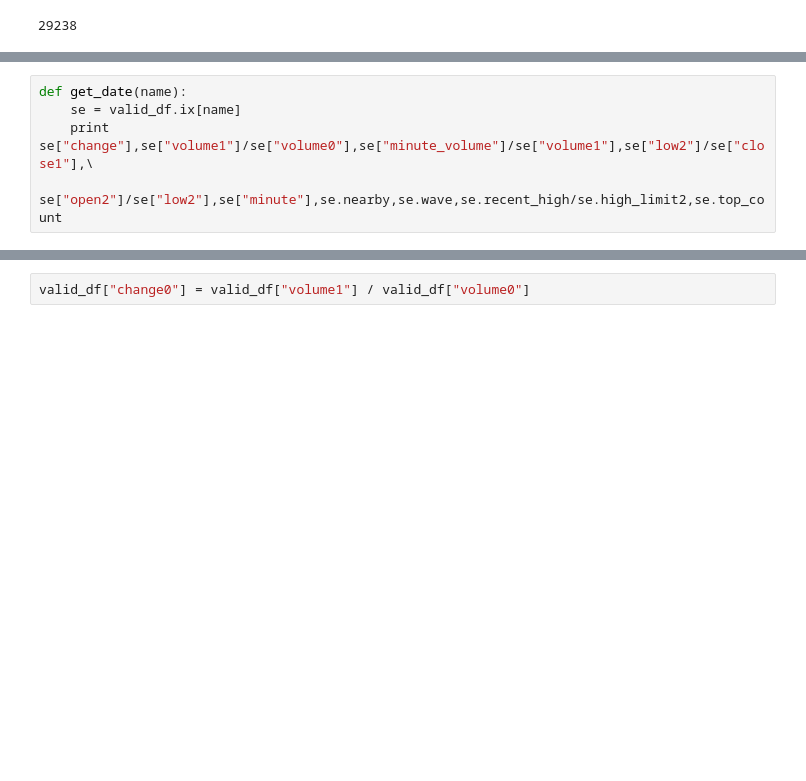
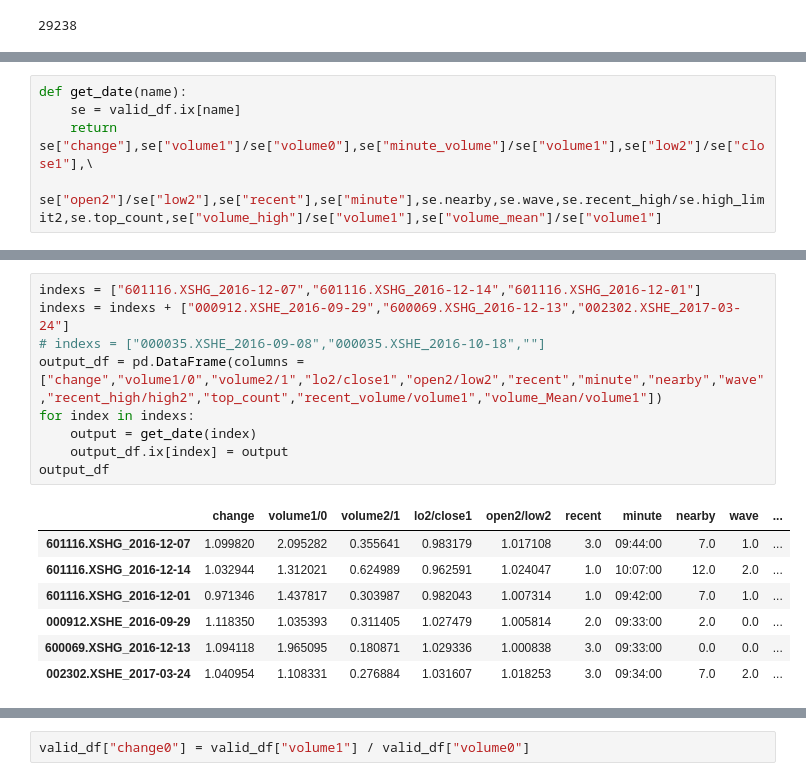
Before and after one commit to StockFucker/top, a Jupyter notebook: D6妖股分歧转一致.ipynb, the cells around one changed output, grey strips where cells are left out. Drawn from its saved outputs; the diff is of its cells as text; blank space fills up the shorter version.

```diff
--- a/D6妖股分歧转一致.ipynb
+++ b/D6妖股分歧转一致.ipynb
@@ -21,5 +20,5 @@ valid_df = valid_df[(data_df["high1"] < data_df["high_limit1"]) | (data_df["top_
 # %%
 def get_date(name):
     se = valid_df.ix[name]
-    print se["change"],se["volume1"]/se["volume0"],se["minute_volume"]/se["volume1"],se["low2"]/se["close1"],\
-    se["open2"]/se["low2"],se["minute"],se.nearby,se.wave,se.recent_high/se.high_limit2,se.top_count
+    return se["change"],se["volume1"]/se["volume0"],se["minute_volume"]/se["volume1"],se["low2"]/se["close1"],\
+    se["open2"]/se["low2"],se["recent"],se["minute"],se.nearby,se.wave,se.recent_high/se.high_limit2,se.top_count,se["volume_high"]/se["volume1"],se["volume_mean"]/se["volume1"]
@@ -38,3 +25,20 @@ get_date("002300.XSHE_2017-01-10")
+# %%
+indexs = ["601116.XSHG_2016-12-07","601116.XSHG_2016-12-14","601116.XSHG_2016-12-01"]
+indexs = indexs + ["000912.XSHE_2016-09-29","600069.XSHG_2016-12-13","002302.XSHE_2017-03-24"]
+# indexs = ["000035.XSHE_2016-09-08","000035.XSHE_2016-10-18",""]
+output_df = pd.DataFrame(columns = ["change","volume1/0","volume2/1","lo2/close1","open2/low2","recent","minute","nearby","wave","recent_high/high2","top_count","recent_volume/volume1","volume_Mean/volume1"])
+for index in indexs:
+    output = get_date(index)
+    output_df.ix[index] = output
+output_df
+# %% [output]
+|  | change | volume1/0 | volume2/1 | lo2/close1 | open2/low2 | recent | minute | nearby | wave | ... |
+| 601116.XSHG_2016-12-07 | 1.099820 | 2.095282 | 0.355641 | 0.983179 | 1.017108 | 3.0 | 09:44:00 | 7.0 | 1.0 | ... |
+| 601116.XSHG_2016-12-14 | 1.032944 | 1.312021 | 0.624989 | 0.962591 | 1.024047 | 1.0 | 10:07:00 | 12.0 | 2.0 | ... |
+| 601116.XSHG_2016-12-01 | 0.971346 | 1.437817 | 0.303987 | 0.982043 | 1.007314 | 1.0 | 09:42:00 | 7.0 | 1.0 | ... |
+| 000912.XSHE_2016-09-29 | 1.118350 | 1.035393 | 0.311405 | 1.027479 | 1.005814 | 2.0 | 09:33:00 | 2.0 | 0.0 | ... |
+| 600069.XSHG_2016-12-13 | 1.094118 | 1.965095 | 0.180871 | 1.029336 | 1.000838 | 3.0 | 09:33:00 | 0.0 | 0.0 | ... |
+| 002302.XSHE_2017-03-24 | 1.040954 | 1.108331 | 0.276884 | 1.031607 | 1.018253 | 3.0 | 09:34:00 | 7.0 | 2.0 | ... |
 # %%
 valid_df = valid_df.sort_values("minute")
 valid_df = valid_df.groupby("date").first()
```
Also changed, not shown: parts of 5 cells of this notebook, 4 other files.
